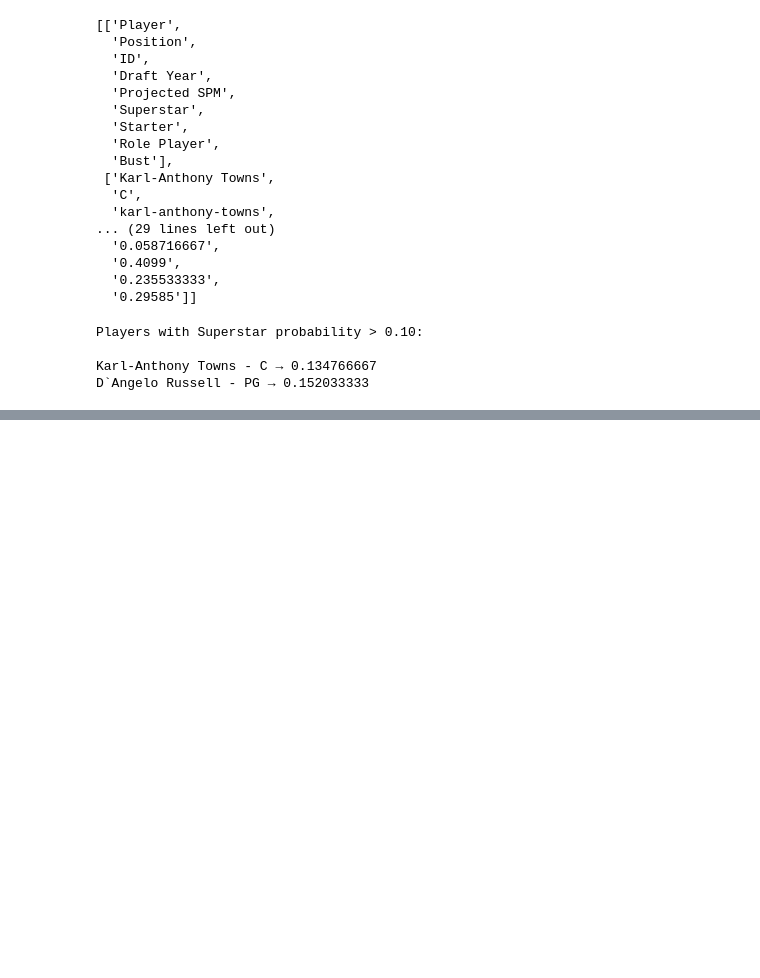
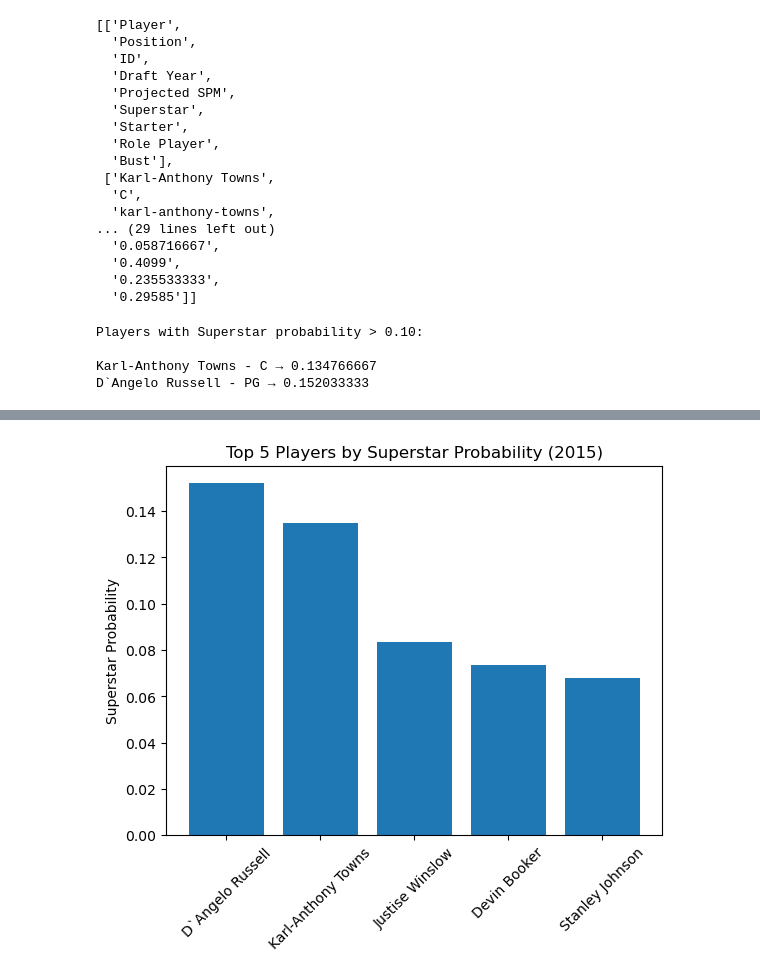
Before and after one commit to hunterthompson247/CS130-project, a Jupyter notebook: analysis.ipynb, the cells around one changed output, grey strips where cells are left out. Drawn from its saved outputs; the diff is of its cells as text; code cells hidden in the pictures; blank space fills up the shorter version.

```diff
--- a/analysis.ipynb
+++ b/analysis.ipynb
@@ -89,0 +191,19 @@ D`Angelo Russell - PG → 0.152033333
+# %%
+player_idx = header.index("Player")
+
+top_superstars = sorted(
+    players_2015,
+    key=lambda r: r[superstar_idx],
+    reverse=True
+)[:5]
+
+names = [r[player_idx] for r in top_superstars]
+values = [r[superstar_idx] for r in top_superstars]
+
+plt.bar(names, values)
+plt.title("Top 5 Players by Superstar Probability (2015)")
+plt.ylabel("Superstar Probability")
+plt.xticks(rotation=45)
+plt.show()
+# %% [output]
+[figure, added]
```
Also changed, not shown: parts of 7 cells of this notebook, 7 other files.
